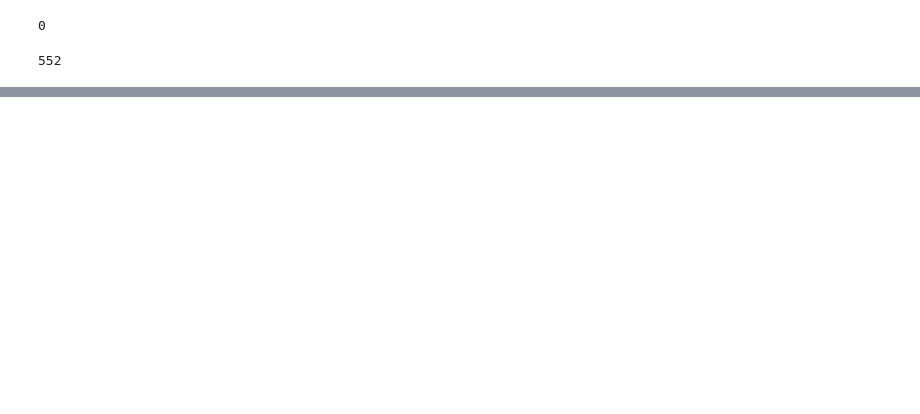
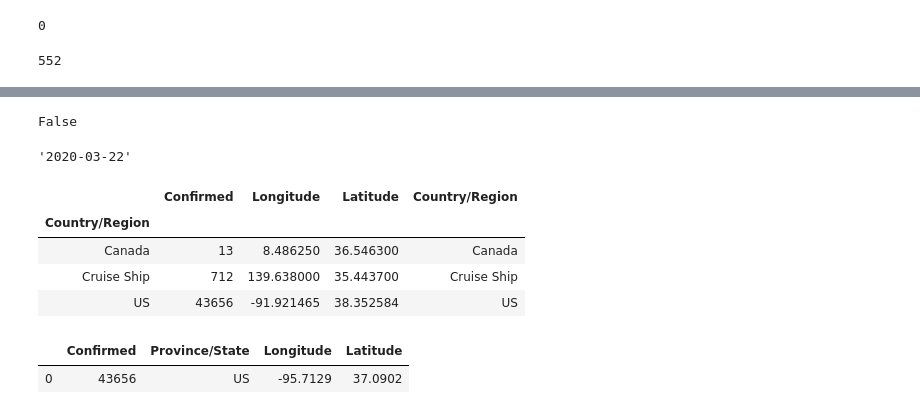
Before and after one commit to raffg/covid-19, a Jupyter notebook: eda.ipynb, the cells around one changed output, grey strips where cells are left out. Drawn from its saved outputs; the diff is of its cells as text; code cells hidden in the pictures; blank space fills up the shorter version.

```diff
--- a/eda.ipynb
+++ b/eda.ipynb
@@ -1253,0 +1356,31 @@ fig.show()
+# %%
+pd.to_datetime(df['date'].unique()[30]).strftime('%Y-%m-%d') == '2020-02-11'
+# %% [output]
+False
+# %%
+pd.to_datetime(df['date'].unique()[60]).strftime('%Y-%m-%d')
+# %% [output]
+'2020-03-22'
+# %%
+date = df['date'].unique()[61]
+view = 'United States'
+
+df_world_map = df[df['date'] == date].groupby('Country/Region').agg({'Confirmed': 'sum',
+                                                                    'Longitude': 'mean',
+                                                                    'Latitude': 'mean',
+                                                                    'Country/Region': 'first'})
+
+# if pd.to_datetime(date).strftime('%Y-%m-%d') > '2020-03-22' and view == 'United States':
+#     geo_us = df[(df['date'] == '2020-03-22') &
+#                 (df['Country/Region'] == 'US')].groupby('Province/State',
+#                                               as_index=False).agg({'Longitude': 'mean',
+#                                                                     'Latitude': 'mean'})
+#     df_world_map = df_world_map[['Province/State']].merge(geo_us, left_on='Province_State', right_on='Province/State')
+
+df_world_map
+# %% [output]
+|  | Confirmed | Longitude | Latitude | Country/Region |
+| Country/Region |  |  |  |  |
+| Canada | 13 | 8.486250 | 36.546300 | Canada |
+| Cruise Ship | 712 | 139.638000 | 35.443700 | Cruise Ship |
+| US | 43656 | -91.921465 | 38.352584 | US |
@@ -1253,0 +1389,5 @@ fig.show()
+# %%
+df_world_map[['Confirmed']].merge(geo_us, left_on='Country/Region', right_on='Province/State')
+# %% [output]
+|  | Confirmed | Province/State | Longitude | Latitude |
+| 0 | 43656 | US | -95.7129 | 37.0902 |
```
Also changed, not shown: parts of 19 cells of this notebook, 3 other files.
